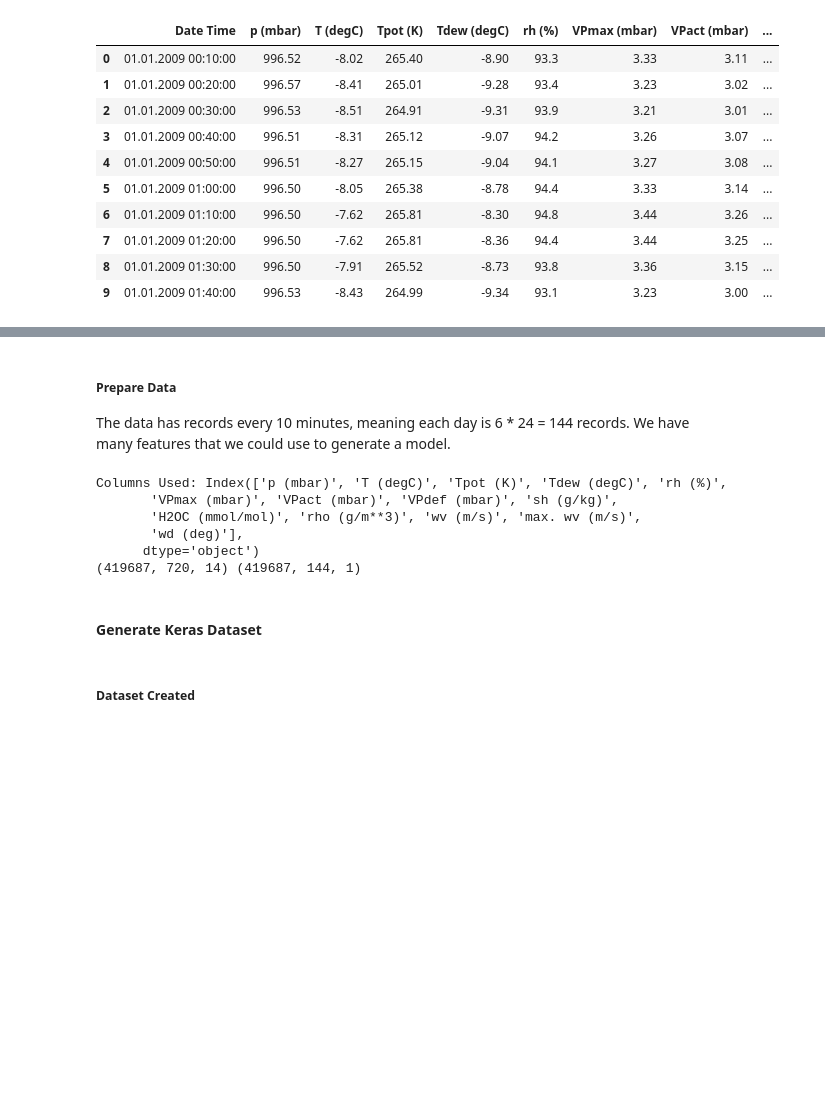
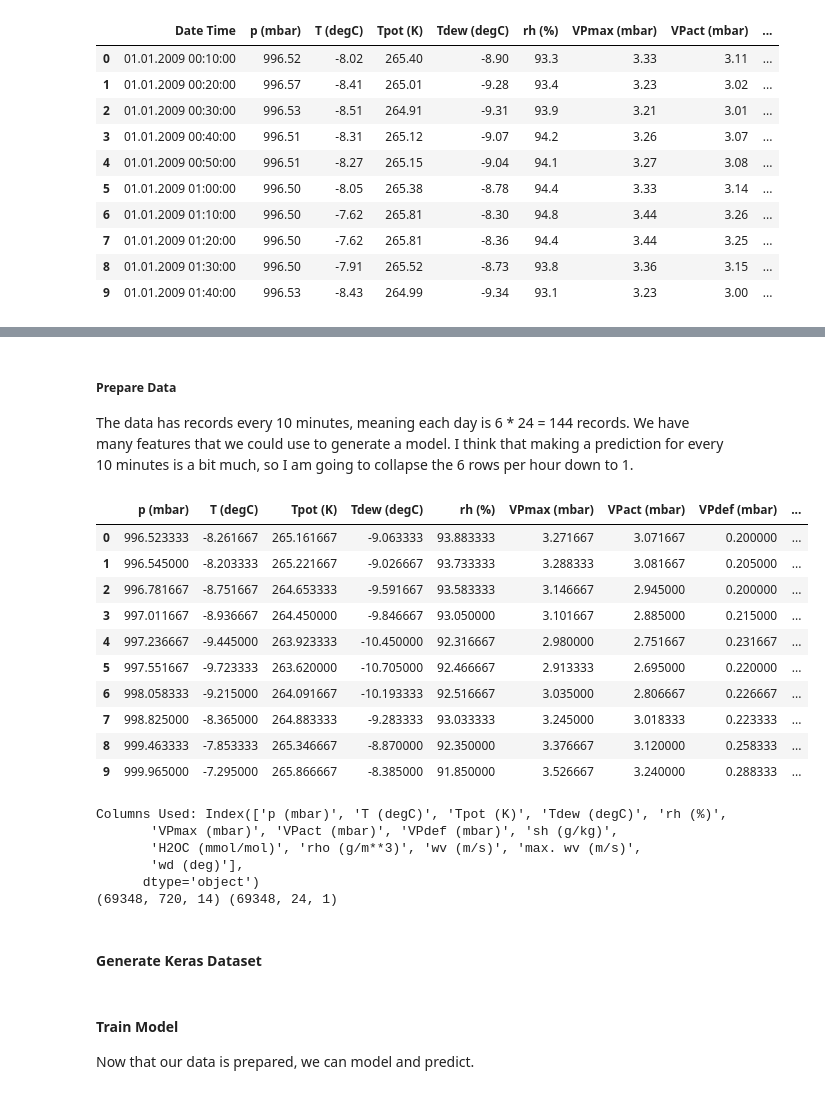
Before and after one commit to zareeiant/Intro_to_Machine_Learning_Student_Workbooks, a Jupyter notebook: 027_lstm_rnn_sol.ipynb, the cells around one changed output, grey strips where cells are left out. Saved outputs shown, nothing was run; the diff lists cells and outputs as text; code cells hidden in the pictures; blank space fills up the shorter version.

```diff
--- a/027_lstm_rnn_sol.ipynb
+++ b/027_lstm_rnn_sol.ipynb
@@ -726,5 +726,5 @@ weather_dataframe.tail(10)
 # %% [markdown]
 ##### Prepare Data
 
-The data has records every 10 minutes, meaning each day is 6 * 24 = 144 records. We have many features that we could use to generate a model.
+The data has records every 10 minutes, meaning each day is 6 * 24 = 144 records. We have many features that we could use to generate a model. I think that making a prediction for every 10 minutes is a bit much, so I am going to collapse the 6 rows per hour down to 1.
 # %%
@@ -750,10 +750,35 @@ def prepare_weather_data(dataF, cols, y_col="T (degC)", lookback=720, lookahead=
     y = np.reshape(y, (y.shape[0], y.shape[1], 1))
 
     return x, y
+# %%
+def collapseHours(dataF, date_col="Date Time", spacing=6):
+    i = 0
+    processed = []
+    while i < len(dataF):
+        processed.append(dataF[i:i+spacing].mean())
+        i += spacing
+    tmp_df = pd.DataFrame(processed)
+    tmp_df.columns = dataF.columns[1:]
+    return tmp_df
+# %%
+collapsed = collapseHours(weather_dataframe, date_col="Date Time", spacing=SEQ_LEN)
+collapsed.head(10)
+# %% [output]
+|  | p (mbar) | T (degC) | Tpot (K) | Tdew (degC) | rh (%) | VPmax (mbar) | VPact (mbar) | VPdef (mbar) | ... |
+| 0 | 996.523333 | -8.261667 | 265.161667 | -9.063333 | 93.883333 | 3.271667 | 3.071667 | 0.200000 | ... |
+| 1 | 996.545000 | -8.203333 | 265.221667 | -9.026667 | 93.733333 | 3.288333 | 3.081667 | 0.205000 | ... |
+| 2 | 996.781667 | -8.751667 | 264.653333 | -9.591667 | 93.583333 | 3.146667 | 2.945000 | 0.200000 | ... |
+| 3 | 997.011667 | -8.936667 | 264.450000 | -9.846667 | 93.050000 | 3.101667 | 2.885000 | 0.215000 | ... |
+| 4 | 997.236667 | -9.445000 | 263.923333 | -10.450000 | 92.316667 | 2.980000 | 2.751667 | 0.231667 | ... |
+| 5 | 997.551667 | -9.723333 | 263.620000 | -10.705000 | 92.466667 | 2.913333 | 2.695000 | 0.220000 | ... |
+| 6 | 998.058333 | -9.215000 | 264.091667 | -10.193333 | 92.516667 | 3.035000 | 2.806667 | 0.226667 | ... |
+| 7 | 998.825000 | -8.365000 | 264.883333 | -9.283333 | 93.033333 | 3.245000 | 3.018333 | 0.223333 | ... |
+| 8 | 999.463333 | -7.853333 | 265.346667 | -8.870000 | 92.350000 | 3.376667 | 3.120000 | 0.258333 | ... |
+| 9 | 999.965000 | -7.295000 | 265.866667 | -8.385000 | 91.850000 | 3.526667 | 3.240000 | 0.288333 | ... |
 # %%
-weather_columns = weather_dataframe.columns.drop(["Date Time"])
+weather_columns = collapsed.columns
 print("Columns Used:", weather_columns)
-X_weather, y_weather = prepare_weather_data(weather_dataframe, cols=weather_columns, y_col="T (degC)", lookback=LOOKBACK, lookahead=PREDICTION_LENGTH)
+X_weather, y_weather = prepare_weather_data(collapsed, cols=weather_columns, y_col="T (degC)", lookback=LOOKBACK, lookahead=PREDICTION_LENGTH)
 print(X_weather.shape, y_weather.shape)
 # %% [output]
 Columns Used: Index(['p (mbar)', 'T (degC)', 'Tpot (K)', 'Tdew (degC)', 'rh (%)',
@@ -761,11 +786,13 @@ Columns Used: Index(['p (mbar)', 'T (degC)', 'Tpot (K)', 'Tdew (degC)', 'rh (%)'
        'H2OC (mmol/mol)', 'rho (g/m**3)', 'wv (m/s)', 'max. wv (m/s)',
        'wd (deg)'],
       dtype='object')
-(419687, 720, 14) (419687, 144, 1)
+(69348, 720, 14) (69348, 24, 1)
 # %% [markdown]
 #### Generate Keras Dataset
-# %% [markdown]
-##### Dataset Created
+# %% [markdown]
+#### Train Model
+
+Now that our data is prepared, we can model and predict.
 # %%
 # fit the model
 model = Sequential()
```
Also changed, not shown: parts of 2 cells of this notebook.
